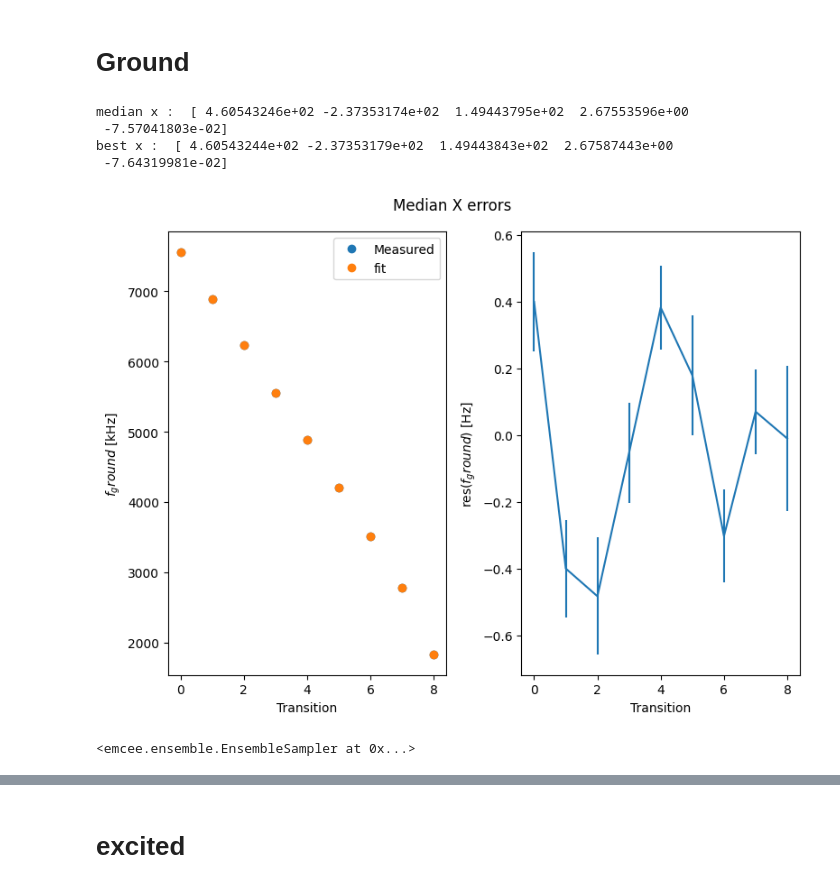
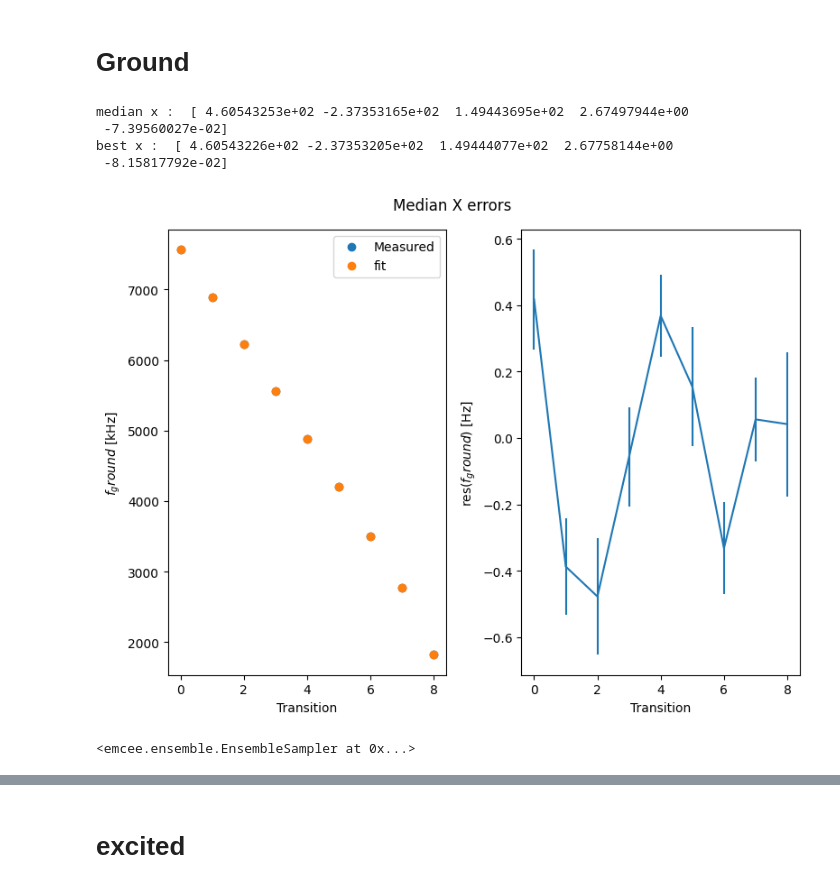
Before and after one commit to leonmyk/Spectroscopy_Hamiltonian_fitter-, a Jupyter notebook: Fitter.ipynb, the cells around one changed output, grey strips where cells are left out. Cells and saved outputs as stored; diff of their text form; code cells hidden in the pictures.

```diff
--- a/Fitter.ipynb
+++ b/Fitter.ipynb
@@ -57,13 +109,13 @@ median_x =  [ 4.49821749e+02,  1.29897911e+02, -2.37052291e+02, -1.19454405e+01,
 # %% [markdown]
 # Ground
 # %%
-guess = np.array([ 4.60542304e+02, -2.37354893e+02, 1.49456996e+02, 2.76931005e+00,-2.25838221e-01])
-fitter_ground.run_MCMC(guess,nsteps = 1000)
+best_x_ground = [460.5432325817811,-237.3531938224631,149.44397764618174,2.676920410881122,-0.07979116163000531]
+fitter_ground.run_MCMC(best_x_ground,nsteps = 1000)
 # %% [output]
-median x :  [ 4.60543246e+02 -2.37353174e+02  1.49443795e+02  2.67553596e+00
- -7.57041803e-02]
-best x :  [ 4.60543244e+02 -2.37353179e+02  1.49443843e+02  2.67587443e+00
- -7.64319981e-02]
+median x :  [ 4.60543253e+02 -2.37353165e+02  1.49443695e+02  2.67497944e+00
+ -7.39560027e-02]
+best x :  [ 4.60543226e+02 -2.37353205e+02  1.49444077e+02  2.67758144e+00
+ -8.15817792e-02]
-[figure, old version]
+[figure, new version]
 <emcee.ensemble.EnsembleSampler at 0x...>
 # %%
```
Also changed, not shown: parts of 17 cells of this notebook, 9 other files.
